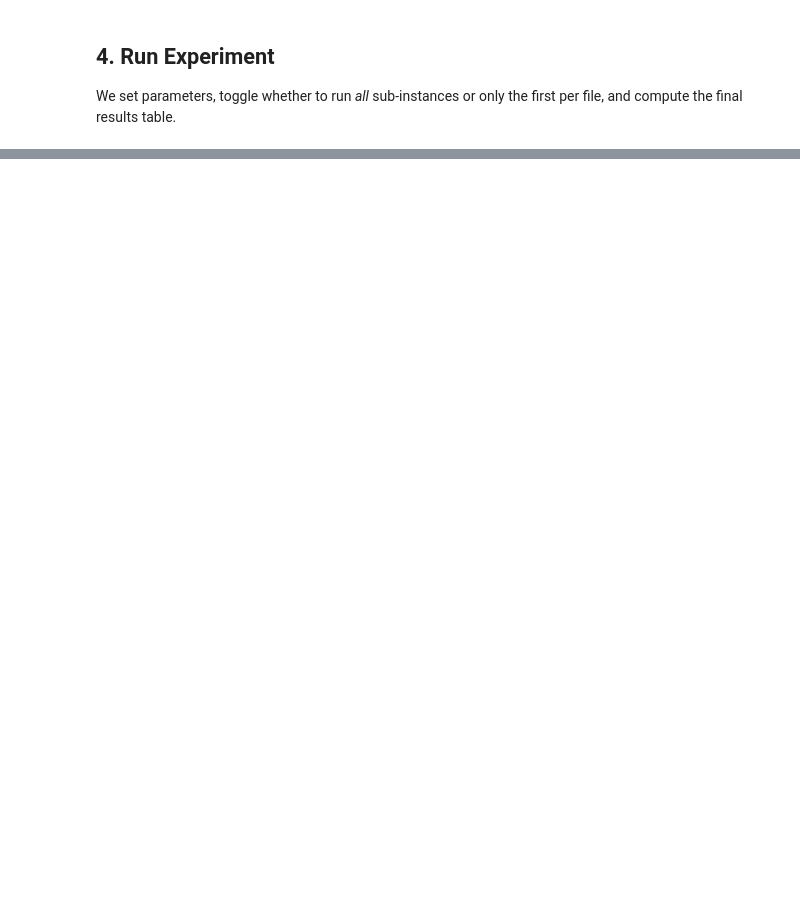
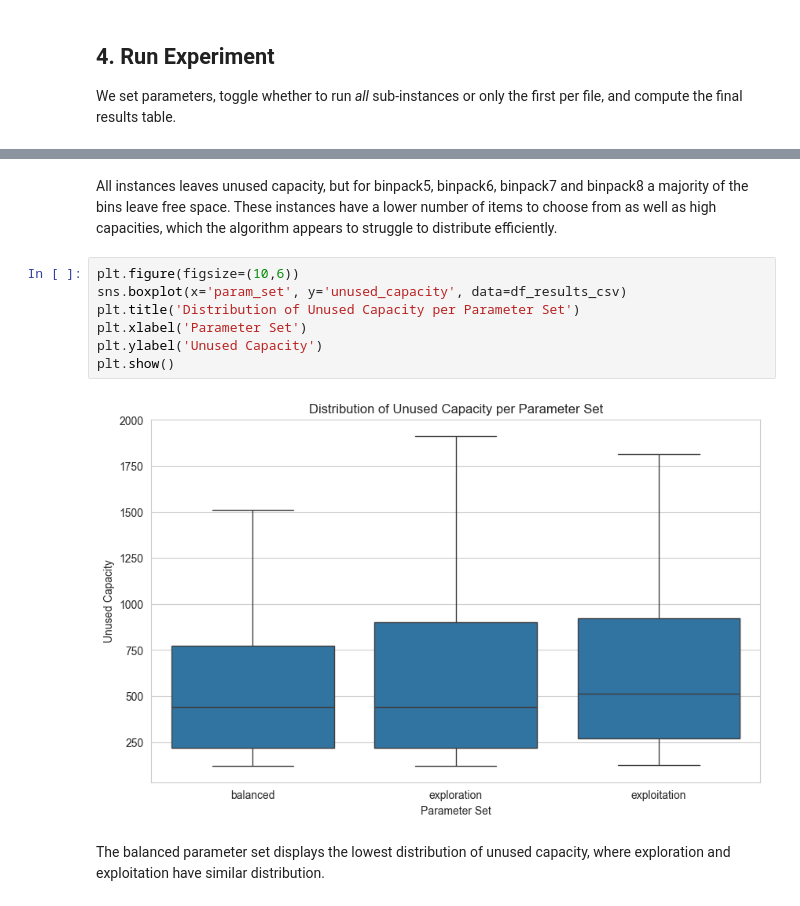
Before and after one commit to jofa016/ACIT4610---Final-Group-Project, a Jupyter notebook: ACO_new.ipynb, the cells around one changed output, grey strips where cells are left out. Drawn from its saved outputs; the diff is of its cells as text; blank space fills up the shorter version.

```diff
--- a/ACO_new.ipynb
+++ b/ACO_new.ipynb
@@ -887,0 +943,13 @@ plt.show()
+# %% [markdown]
+All instances leaves unused capacity, but for binpack5, binpack6, binpack7 and binpack8 a majority of the bins leave free space. These instances have a lower number of items to choose from as well as high capacities, which the algorithm appears to struggle to distribute efficiently.
+# %%
+plt.figure(figsize=(10,6))
+sns.boxplot(x='param_set', y='unused_capacity', data=df_results_csv)
+plt.title('Distribution of Unused Capacity per Parameter Set')
+plt.xlabel('Parameter Set')
+plt.ylabel('Unused Capacity')
+plt.show()
+# %% [output]
+[figure, added]
+# %% [markdown]
+The balanced parameter set displays the lowest distribution of unused capacity, where exploration and exploitation have similar distribution.
```
Also changed, not shown: parts of 57 cells of this notebook.
